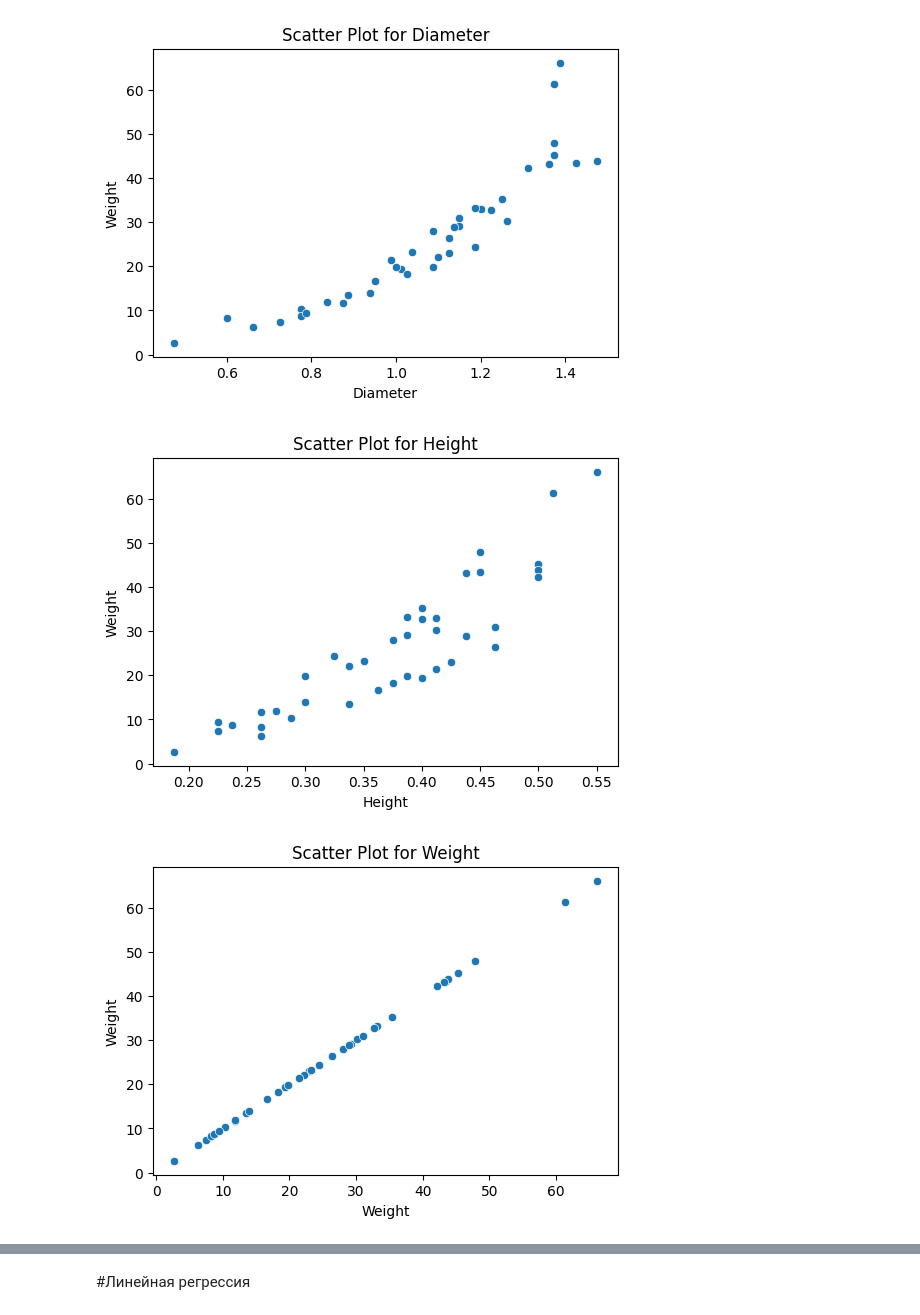
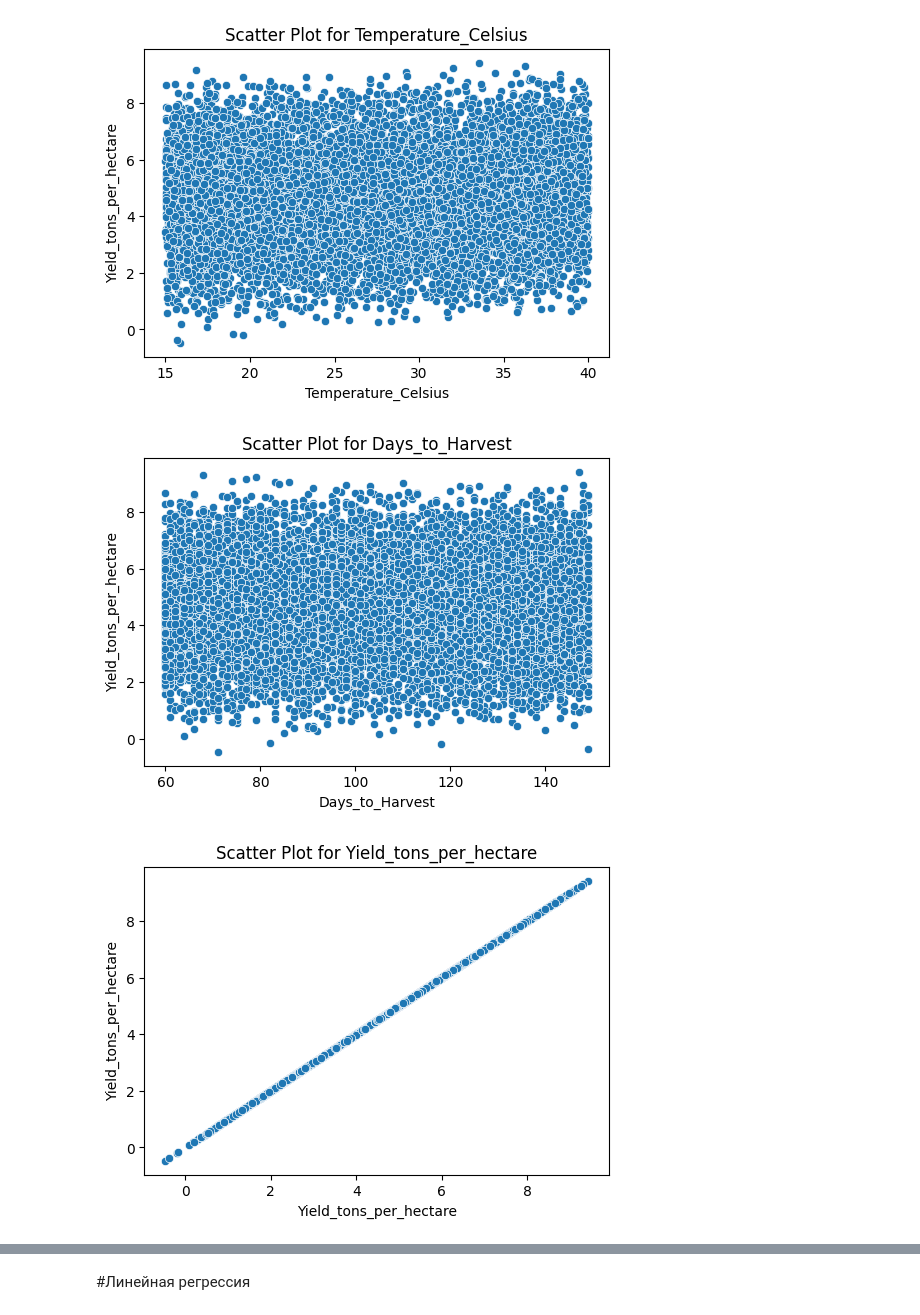
Before and after one commit to Bloodflo/python_for_kt, a Jupyter notebook: Заколодкин_Егор_Регрессия.ipynb, the cells around one changed output, grey strips where cells are left out. Cells and saved outputs as stored; diff of their text form; code cells hidden in the pictures.

```diff
--- a/Заколодкин_Егор_Регрессия.ipynb
+++ b/Заколодкин_Егор_Регрессия.ipynb
@@ -35,7 +35,7 @@ def Reg_Models_Evaluation_Metrics (model,X_train,y_train,X_test,y_test,y_pred):
     return R2, adjusted_r2, CV_R2, RMSE
 # %%
 # Читаем датасет
-dataset = pd.read_csv('/content/CrabAgePrediction.csv', sep=',', encoding='cp1252')
+dataset = pd.read_csv('/content/crop_yield.csv', sep=',', encoding='cp1252')
 dataset = dataset.sample(frac=0.01)
 # %%
 # Выводи первые 5 строк
@@ -70,6 +71,12 @@ memory usage: 3.0+ KB
-# %%
-dataset["Sex"] = dataset["Sex"].astype('category')
-dataset["Sex_ind"] = dataset["Sex"].cat.codes
+# %%
+dataset["Region"] = dataset["Region"].astype('category')
+dataset["Region_ind"] = dataset["Region"].cat.codes
+dataset["Soil_Type"] = dataset["Soil_Type"].astype('category')
+dataset["Soil_Type_ind"] = dataset["Soil_Type"].cat.codes
+dataset["Crop"] = dataset["Crop"].astype('category')
+dataset["Crop_ind"] = dataset["Crop"].cat.codes
+dataset["Weather_Condition"] = dataset["Weather_Condition"].astype('category')
+dataset["Weather_Condition_ind"] = dataset["Weather_Condition"].cat.codes
 # %%
 # Выводим информацию о датасете
 dataset.info()
@@ -119,9 +131,9 @@ numerical_columns = dataset.select_dtypes(include=['float64', 'int64']).columns
 # Построение диаграмм рассеяния для каждого столбца
 for col in numerical_columns:
     plt.figure(figsize=(6, 4))
-    sns.scatterplot(data=dataset, x=col, y='Weight')  # y можно заменить другим столбцом, если не известно
+    sns.scatterplot(data=dataset, x=col, y='Yield_tons_per_hectare')  # y можно заменить другим столбцом, если не известно
     plt.title(f'Scatter Plot for {col}')
     plt.xlabel(col)
-    plt.ylabel('Weight')  # Замените на целевой столбец, если он известен
+    plt.ylabel('Yield_tons_per_hectare')  # Замените на целевой столбец, если он известен
     plt.show()
 # %% [output]
@@ -129,3 +141,3 @@ for col in numerical_columns:
-[figure, old version]
+[figure, new version]
-[figure, old version]
+[figure, new version]
-[figure, old version]
+[figure, new version]
```
Also changed, not shown: parts of 26 cells of this notebook, 2 other files.
